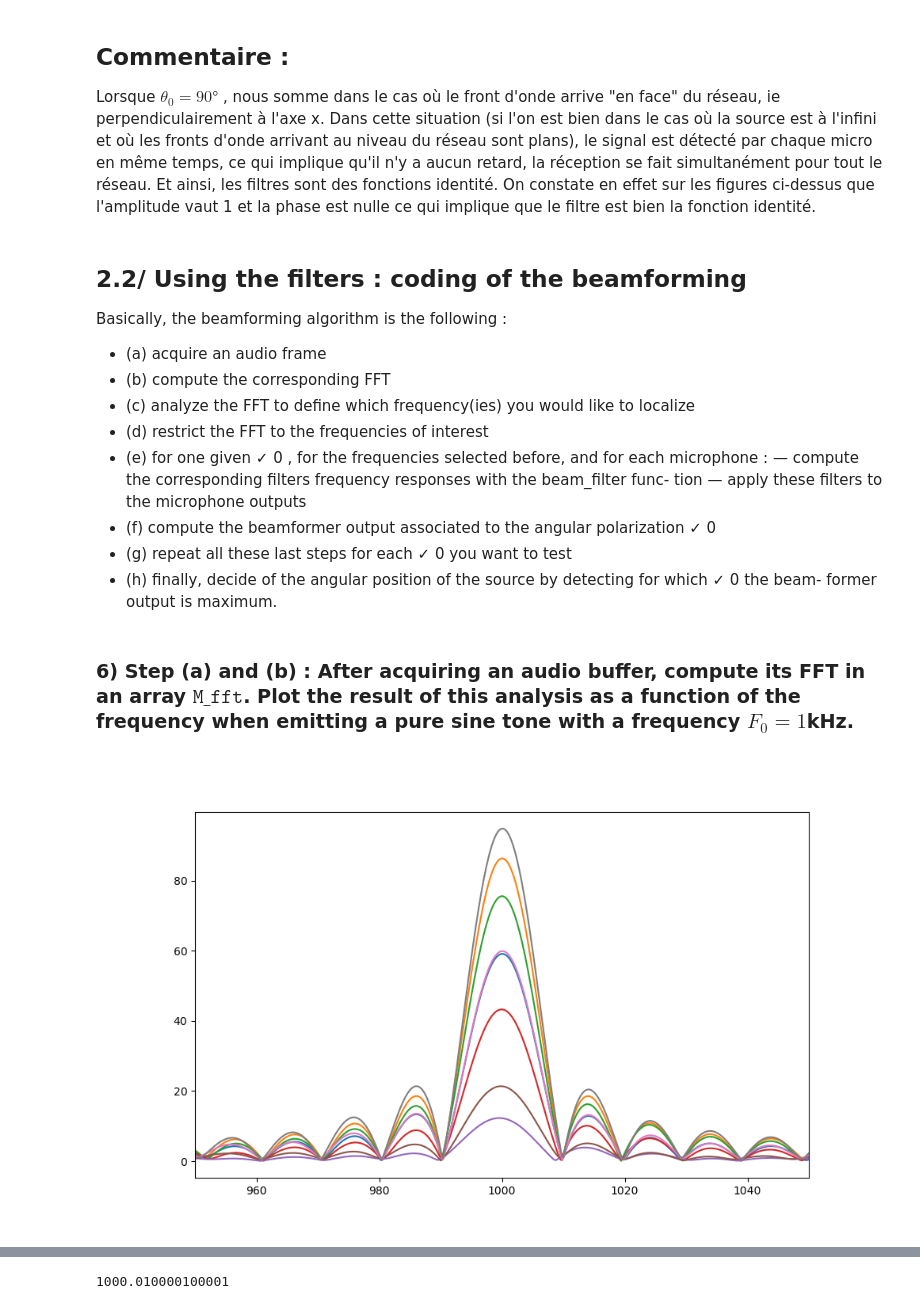
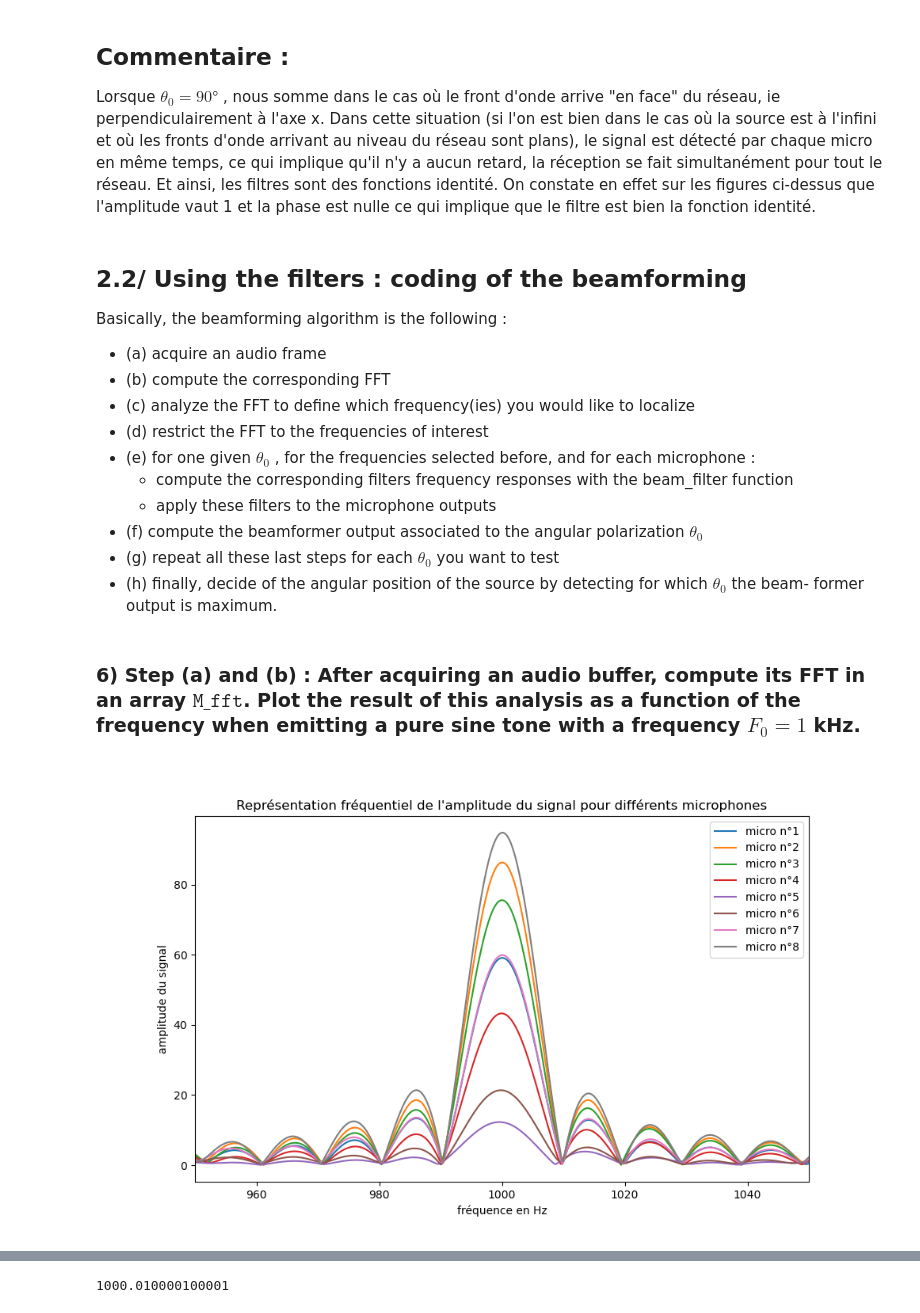
Before and after one commit to quentinRolld/Beamformer, a Jupyter notebook: TP2_etu_Final.ipynb, the cells around one changed output, grey strips where cells are left out. Saved outputs shown, nothing was run; the diff lists cells and outputs as text; code cells hidden in the pictures.

```diff
--- a/TP2_etu_Final.ipynb
+++ b/TP2_etu_Final.ipynb
@@ -133,36 +133,42 @@ Basically, the beamforming algorithm is the following :
 - (b) compute the corresponding FFT
 - (c) analyze the FFT to define which frequency(ies) you would like to localize
 - (d) restrict the FFT to the frequencies of interest
-- (e) for one given ✓ 0 , for the frequencies selected before, and for each microphone :
-  — compute the corresponding filters frequency responses with the beam_filter func-
-tion
-  — apply these filters to the microphone outputs
-- (f) compute the beamformer output associated to the angular polarization ✓ 0
-- (g) repeat all these last steps for each ✓ 0 you want to test
-- (h) finally, decide of the angular position of the source by detecting for which ✓ 0 the beam-
+- (e) for one given $ \theta_0 $ , for the frequencies selected before, and for each microphone :
+  * compute the corresponding filters frequency responses with the beam_filter function
+  * apply these filters to the microphone outputs
+- (f) compute the beamformer output associated to the angular polarization $ \theta_0 $
+- (g) repeat all these last steps for each $ \theta_0 $ you want to test
+- (h) finally, decide of the angular position of the source by detecting for which $ \theta_0 $ the beam-
 former output is maximum.
 # %% [markdown]
-### 6) Step (a) and (b) : After acquiring an audio buffer, compute its FFT in an array $\texttt{M\_fft}$. Plot the result of this analysis as a function of the frequency when emitting a pure sine tone with a frequency $F_0 = 1$kHz.
+### 6) Step (a) and (b) : After acquiring an audio buffer, compute its FFT in an array $\texttt{M\_fft}$. Plot the result of this analysis as a function of the frequency when emitting a pure sine tone with a frequency $ F_0 = 1 $ kHz.
 # %%
+# On récupère et on plot la FFT du signal pour chaque microphone
+
 plt.clf()
 M_fft=[]
 freq =[]
 M=[]
 for i in range(N):
-    fft_discretem= np.fft.fft(m[:,i],100000)
+    fft_discretem= np.fft.fft(m[:,i],100000) # FFT du signal pour chaque micro
     M_fft.append(fft_discretem)
     freq.append(np.argmax((np.abs(M_fft[i]))[4000:6000]))
     M.append((M_fft[i])[5000])
 
 freq_imp=5*vect_f_p[freq[0]]
 
 freq_of_interest=1000
 fig,ax1 = plt.subplots(figsize=(10,6))
 for j in range(N):
-    ax1.plot(vect_f_p,np.abs(M_fft[j]), label = '%s micro' %j)
+    ax1.plot(vect_f_p,np.abs(M_fft[j]), label = 'micro n°%s' %(j+1))
     ax1.set_xlim([freq_of_interest -50,freq_of_interest+50]) # on Zoom sur la fréquence du signal pur que l'on a envoyé
+
+ax1.set_xlabel('fréquence en Hz')
+ax1.set_ylabel('amplitude du signal')
+ax1.set_title("Représentation fréquentiel de l'amplitude du signal pour différents microphones")
+ax1.legend()
 
 
 plt.show()
 # %% [output]
-[figure, old version]
+[figure, new version]
```
Also changed, not shown: parts of 21 cells of this notebook.
